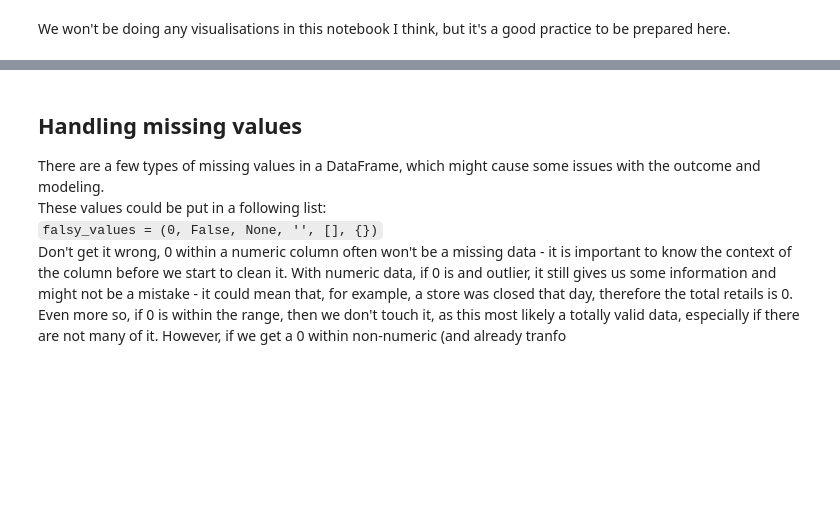
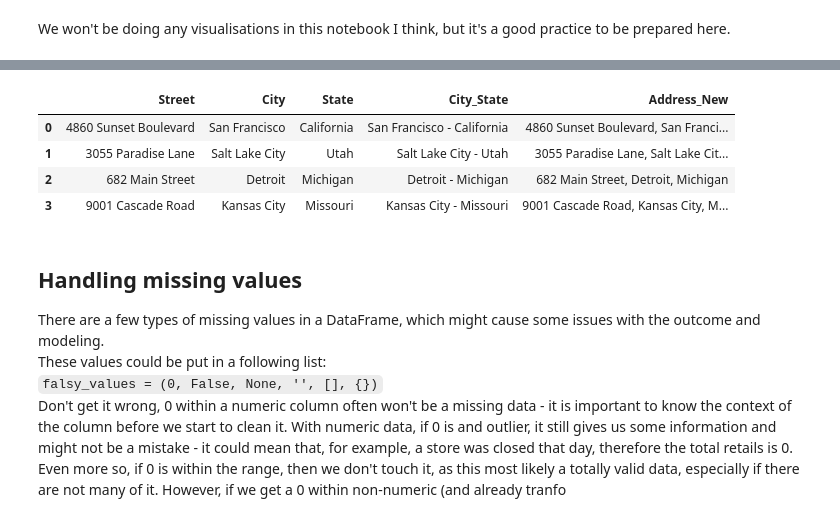
Before and after one commit to miladziekanowska/Data_Analytics, a Jupyter notebook: Pandas_Data_Cleaning.ipynb, the cells around one changed output, grey strips where cells are left out. Saved outputs shown, nothing was run; the diff lists cells and outputs as text; code cells hidden in the pictures; blank space fills up the shorter version.

```diff
--- a/Pandas_Data_Cleaning.ipynb
+++ b/Pandas_Data_Cleaning.ipynb
@@ -34,0 +108,9 @@ Before we jump in to any other cleaning and changes with our data, it is best to
+# %%
+# Let's make another example, this time with string objects in the column
+df = pd.DataFrame({
+    'Address': ['4860 Sunset Boulevard,San Francisco,California',
+                '3055 Paradise Lane,Salt Lake City,Utah',
+                '682 Main Street,Detroit,Michigan',
+                '9001 Cascade Road,Kansas City,Missouri']
+})
+df
@@ -34,0 +134,7 @@ Before we jump in to any other cleaning and changes with our data, it is best to
+# %%
+# To create a safe columns, we would have to do is similar to the date, or we can use another computation
+df = df.assign(Street = df['Address'].str.split(',', expand=True)[0],
+               City = df['Address'].str.split(',', expand=True)[1],
+               State = df['Address'].str.split(',', expand=True)[2])
+# we can now delete the Address, since we will create a few new ;)
+df = df.drop(['Address'], axis=1)
@@ -34,0 +144,5 @@ Before we jump in to any other cleaning and changes with our data, it is best to
+# %%
+# Let's do one example from the DataFrame above
+# To create a concatenated column, we of course need to create a new column
+df['City_State'] = df['City'] + " - " + df['State']
+df
@@ -35,3 +155,14 @@ Before we jump in to any other cleaning and changes with our data, it is best to
+# %%
+# the easiest concatenation ever
+# let's try different syntax
+df['Address_New'] = df[['Street', 'City', 'State']].apply(', '.join, axis=1)
+df
+# %% [output]
+|  | Street | City | State | City_State | Address_New |
+| 0 | 4860 Sunset Boulevard | San Francisco | California | San Francisco - California | 4860 Sunset Boulevard, San Franci... |
+| 1 | 3055 Paradise Lane | Salt Lake City | Utah | Salt Lake City - Utah | 3055 Paradise Lane, Salt Lake Cit... |
+| 2 | 682 Main Street | Detroit | Michigan | Detroit - Michigan | 682 Main Street, Detroit, Michigan |
+| 3 | 9001 Cascade Road | Kansas City | Missouri | Kansas City - Missouri | 9001 Cascade Road, Kansas City, M... |
 # %% [markdown]
 ## Handling missing values
 There are a few types of missing values in a DataFrame, which might cause some issues with the outcome and modeling.
```
Also changed, not shown: parts of 21 cells of this notebook.
